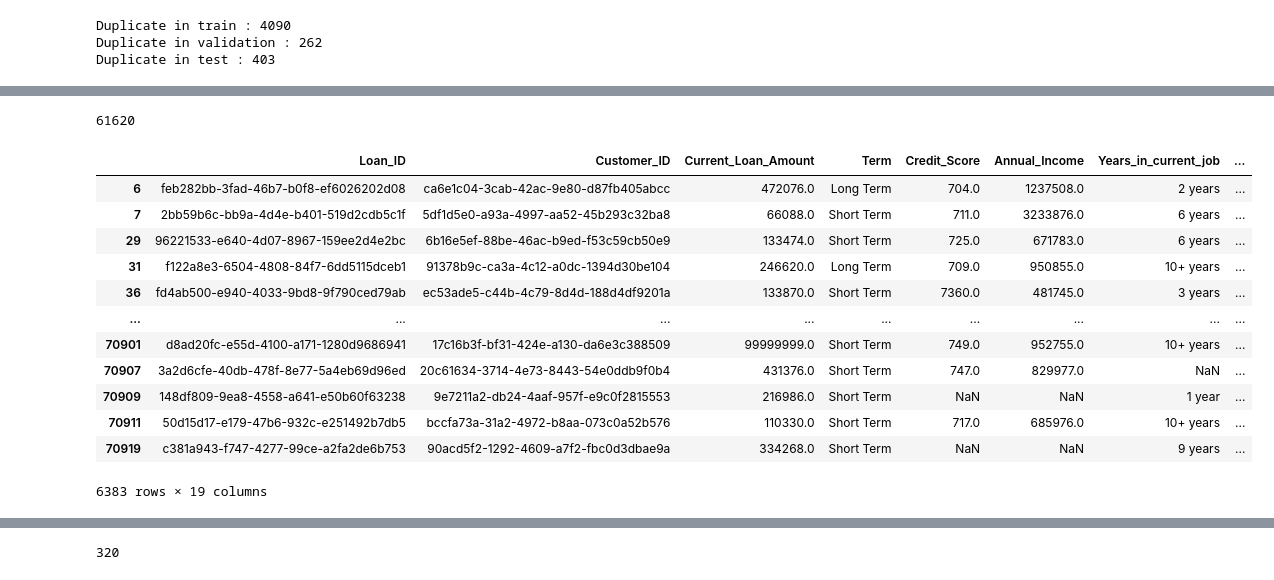
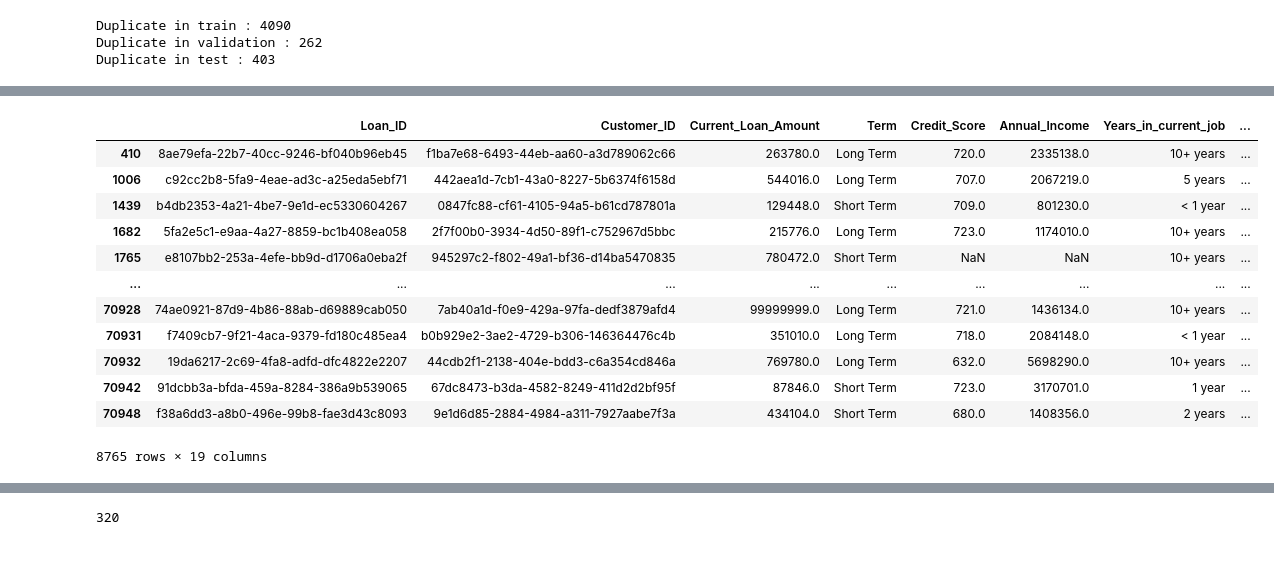
Before and after one commit to iamal95/Bank-Loan-classification, a Jupyter notebook: Code/Bank-Loan-classification.ipynb, the cells around one changed output, grey strips where cells are left out. Drawn from its saved outputs; the diff is of its cells as text; code cells hidden in the pictures.

```diff
--- a/Code/Bank-Loan-classification.ipynb
+++ b/Code/Bank-Loan-classification.ipynb
@@ -344,22 +284,18 @@ bdd4c5f6-682f-4eab-8bd0-de39ac106ff2    1
 Name: Loan_ID, Length: 61620, dtype: int64
-# %%
-df_train['Loan_ID'].nunique()
-# %% [output]
-61620
-# %%
-df_train[df_train['Loan_Status'].isna()]
-# %% [output]
-|  | Loan_ID | Customer_ID | Current_Loan_Amount | Term | Credit_Score | Annual_Income | Years_in_current_job | ... |
-| 6 | feb282bb-3fad-46b7-b0f8-ef6026202d08 | ca6e1c04-3cab-42ac-9e80-d87fb405abcc | 472076.0 | Long Term | 704.0 | 1237508.0 | 2 years | ... |
-| 7 | 2bb59b6c-bb9a-4d4e-b401-519d2cdb5c1f | 5df1d5e0-a93a-4997-aa52-45b293c32ba8 | 66088.0 | Short Term | 711.0 | 3233876.0 | 6 years | ... |
-| 29 | 96221533-e640-4d07-8967-159ee2d4e2bc | 6b16e5ef-88be-46ac-b9ed-f53c59cb50e9 | 133474.0 | Short Term | 725.0 | 671783.0 | 6 years | ... |
-| 31 | f122a8e3-6504-4808-84f7-6dd5115dceb1 | 91378b9c-ca3a-4c12-a0dc-1394d30be104 | 246620.0 | Long Term | 709.0 | 950855.0 | 10+ years | ... |
-| 36 | fd4ab500-e940-4033-9bd8-9f790ced79ab | ec53ade5-c44b-4c79-8d4d-188d4df9201a | 133870.0 | Short Term | 7360.0 | 481745.0 | 3 years | ... |
-| ... | ... | ... | ... | ... | ... | ... | ... | ... |
-| 70901 | d8ad20fc-e55d-4100-a171-1280d9686941 | 17c16b3f-bf31-424e-a130-da6e3c388509 | 99999999.0 | Short Term | 749.0 | 952755.0 | 10+ years | ... |
-| 70907 | 3a2d6cfe-40db-478f-8e77-5a4eb69d96ed | 20c61634-3714-4e73-8443-54e0ddb9f0b4 | 431376.0 | Short Term | 747.0 | 829977.0 | NaN | ... |
-| 70909 | 148df809-9ea8-4558-a641-e50b60f63238 | 9e7211a2-db24-4aaf-957f-e9c0f2815553 | 216986.0 | Short Term | NaN | NaN | 1 year | ... |
-| 70911 | 50d15d17-e179-47b6-932c-e251492b7db5 | bccfa73a-31a2-4972-b8aa-073c0a52b576 | 110330.0 | Short Term | 717.0 | 685976.0 | 10+ years | ... |
-| 70919 | c381a943-f747-4277-99ce-a2fa2de6b753 | 90acd5f2-1292-4609-a7f2-fbc0d3dbae9a | 334268.0 | Short Term | NaN | NaN | 9 years | ... |
-6383 rows × 19 columns
+# %%
+df_train[df_train.Loan_ID.duplicated()]
+# %% [output]
+|  | Loan_ID | Customer_ID | Current_Loan_Amount | Term | Credit_Score | Annual_Income | Years_in_current_job | ... |
+| 410 | 8ae79efa-22b7-40cc-9246-bf040b96eb45 | f1ba7e68-6493-44eb-aa60-a3d789062c66 | 263780.0 | Long Term | 720.0 | 2335138.0 | 10+ years | ... |
+| 1006 | c92cc2b8-5fa9-4eae-ad3c-a25eda5ebf71 | 442aea1d-7cb1-43a0-8227-5b6374f6158d | 544016.0 | Long Term | 707.0 | 2067219.0 | 5 years | ... |
+| 1439 | b4db2353-4a21-4be7-9e1d-ec5330604267 | 0847fc88-cf61-4105-94a5-b61cd787801a | 129448.0 | Short Term | 709.0 | 801230.0 | < 1 year | ... |
+| 1682 | 5fa2e5c1-e9aa-4a27-8859-bc1b408ea058 | 2f7f00b0-3934-4d50-89f1-c752967d5bbc | 215776.0 | Long Term | 723.0 | 1174010.0 | 10+ years | ... |
+| 1765 | e8107bb2-253a-4efe-bb9d-d1706a0eba2f | 945297c2-f802-49a1-bf36-d14ba5470835 | 780472.0 | Short Term | NaN | NaN | 10+ years | ... |
+| ... | ... | ... | ... | ... | ... | ... | ... | ... |
+| 70928 | 74ae0921-87d9-4b86-88ab-d69889cab050 | 7ab40a1d-f0e9-429a-97fa-dedf3879afd4 | 99999999.0 | Long Term | 721.0 | 1436134.0 | 10+ years | ... |
+| 70931 | f7409cb7-9f21-4aca-9379-fd180c485ea4 | b0b929e2-3ae2-4729-b306-146364476c4b | 351010.0 | Long Term | 718.0 | 2084148.0 | < 1 year | ... |
+| 70932 | 19da6217-2c69-4fa8-adfd-dfc4822e2207 | 44cdb2f1-2138-404e-bdd3-c6a354cd846a | 769780.0 | Long Term | 632.0 | 5698290.0 | 10+ years | ... |
+| 70942 | 91dcbb3a-bfda-459a-8284-386a9b539065 | 67dc8473-b3da-4582-8249-411d2d2bf95f | 87846.0 | Short Term | 723.0 | 3170701.0 | 1 year | ... |
+| 70948 | f38a6dd3-a8b0-496e-99b8-fae3d43c8093 | 9e1d6d85-2884-4984-a311-7927aabe7f3a | 434104.0 | Short Term | 680.0 | 1408356.0 | 2 years | ... |
+8765 rows × 19 columns
 # %%
```
Also changed, not shown: parts of 65 cells of this notebook.
